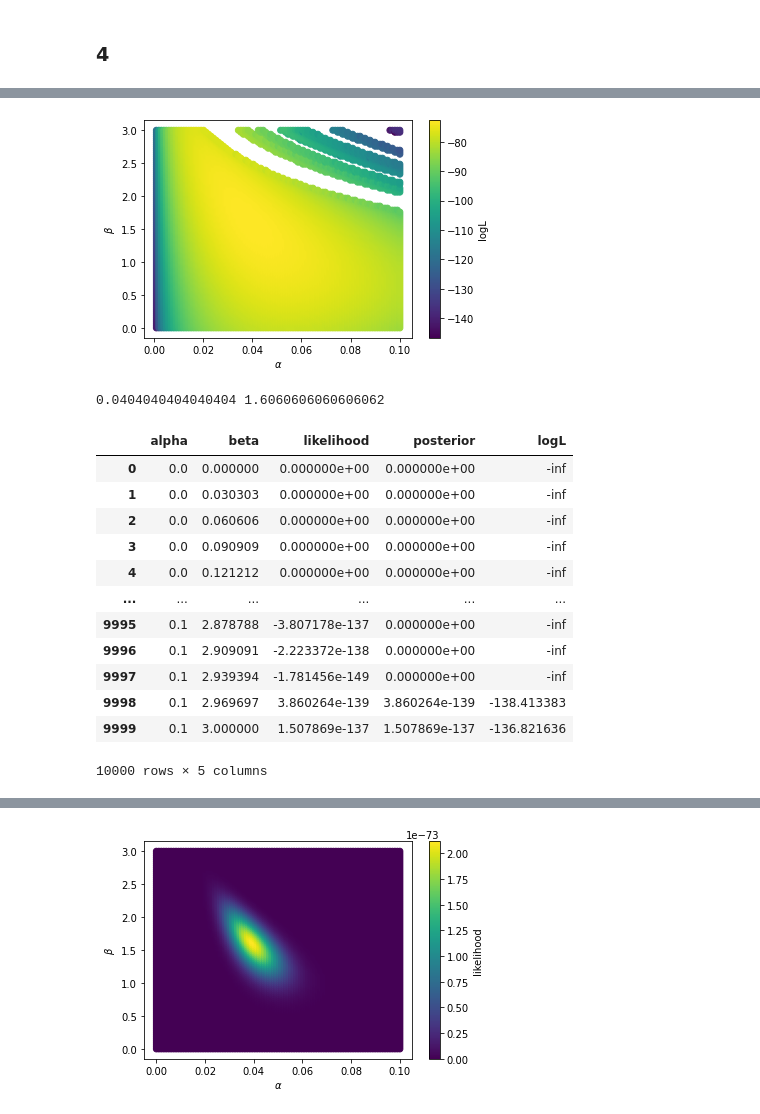
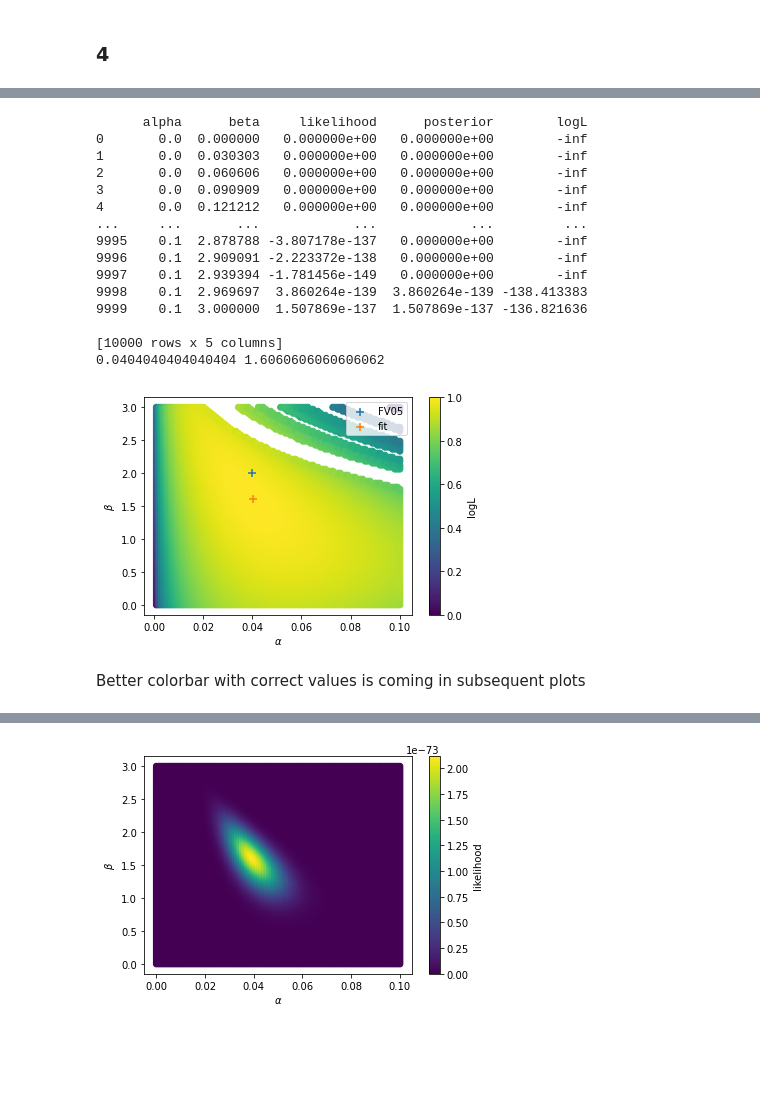
Before and after one commit to cl3425/uf-class-repo, a Jupyter notebook: exoplanets/final_project/final_project_lam.ipynb, the cells around one changed output, grey strips where cells are left out. Saved outputs shown, nothing was run; the diff lists cells and outputs as text; code cells hidden in the pictures; blank space fills up the shorter version.

```diff
--- a/exoplanets/final_project/final_project_lam.ipynb
+++ b/exoplanets/final_project/final_project_lam.ipynb
@@ -186,21 +168,21 @@ def f(a, b, metallicity):
     #print(a, b, metallicity)
     return a*10**(b*metallicity)
 
-def calc_likelihood(metallicity, has_planet, a, b):
+def calc_likelihood(metallicity, has_planet_flag, a, b):
     """
     takes DF columns for metallicity and has_planet status, plus alpha and beta values for f()
     returns a single likelihood value
     """
     likelihood = np.zeros(len(metallicity))
-    has_planet = list(has_planet)
+    has_planet_flag = list(has_planet_flag)
     for i, m in enumerate(metallicity):
         # decide whether f or 1-f
-        if has_planet[i]=='P':
+        if has_planet_flag[i]=='P':
             likelihood[i] = f(a, b, m)
-        elif has_planet[i]=='S':
+        elif has_planet_flag[i]=='S':
             likelihood[i] = 1-(f(a, b, m))
 
-    return np.prod(likelihood)
+    return likelihood, np.prod(likelihood)
 
 def apply_prior(likelihood):
     # takes in array and does element-wise application of The Hammer
@@ -208,7 +190,7 @@ def apply_prior(likelihood):
         if (likelihood[i] <= 0.) or (likelihood[i] > 1.): # if out of bounds of U~[0,1] prior
             likelihood[i] = 0
         else:
-            pass
+            pass # effectively multiplying by 1
     return likelihood
 
 @np.vectorize # for meshgrid version, not used but see junkyard
@@ -237,0 +216,4 @@ posteriors.loc[posteriors.likelihood > 1]
+# %%
+# inspecting a single f grid
+grid, likelihood = calc_likelihood(has_label['logFeH'], has_label['f_id'], 0., 0.)
+print(grid)
@@ -248,55 +248,63 @@ posteriors = pd.DataFrame(product(*combos), columns = posteriors.columns)
 
 likelihoods = []
 for a in alphas:
     for b in betas:
-        likelihood = calc_likelihood(has_label['logFeH'], has_label['f_id'], a, b)
+        # grid returned only for inspection
+        grid, likelihood = calc_likelihood(has_label['logFeH'], has_label['f_id'], a, b)
         #print(np.log10(likelihood))
         likelihoods.append(likelihood)
 
 posteriors['likelihood'] = likelihoods
 posteriors['posterior'] = apply_prior(likelihoods)
 #print(likelihoods)
 posteriors['logL'] = np.log10(posteriors.posterior)
 #print(max(posteriors.logL))
 #posteriors = posteriors.replace(-np.inf, np.nan)
 #posteriors = posteriors.dropna(subset=['logL'])
+print(posteriors)
 
 """
 plt.scatter(posteriors.alpha, posteriors.beta, c=posteriors.likelihood)
 plt.xlabel(r'$\alpha$')
 plt.ylabel(r'$\beta$')
 cbar = plt.colorbar()
 cbar.set_label('likelihood')
 plt.show()
 """
 
-plt.scatter(posteriors.alpha, posteriors.beta, c=posteriors.logL)
+### find best alpha and beta
+argmax = posteriors.logL.idxmax()
+best_alpha, best_beta = posteriors.iloc[argmax].alpha, posteriors.iloc[argmax].beta
+print(best_alpha, best_beta)
+
+A, B = np.meshgrid(alphas, betas, indexing='ij')
+plt.scatter(posteriors.alpha, posteriors.beta, c=posteriors.logL) # right
+#plt.scatter(A, B, c=posteriors.logL) # wrong; rotated 90 degrees
+plt.scatter(0.04, 2.0, marker='+', s=60, label='FV05')
+plt.scatter(best_alpha, best_beta, marker='+', s=60, label='fit')
+
 plt.xlabel(r'$\alpha$')
 plt.ylabel(r'$\beta$')
 cbar = plt.colorbar()
 cbar.set_label('logL')
+plt.legend()
 plt.show()
-
-### find best alpha and beta
-argmax = posteriors.logL.idxmax()
-best_alpha, best_beta = posteriors.iloc[argmax].alpha, posteriors.iloc[argmax].beta
-print(best_alpha, best_beta)
 # %% [output]
+      alpha      beta     likelihood      posterior        logL
+0       0.0  0.000000   0.000000e+00   0.000000e+00        -inf
+1       0.0  0.030303   0.000000e+00   0.000000e+00        -inf
+2       0.0  0.060606   0.000000e+00   0.000000e+00        -inf
+3       0.0  0.090909   0.000000e+00   0.000000e+00        -inf
+4       0.0  0.121212   0.000000e+00   0.000000e+00        -inf
+...     ...       ...            ...            ...         ...
+9995    0.1  2.878788 -3.807178e-137   0.000000e+00        -inf
+9996    0.1  2.909091 -2.223372e-138   0.000000e+00        -inf
+9997    0.1  2.939394 -1.781456e-149   0.000000e+00        -inf
+9998    0.1  2.969697  3.860264e-139  3.860264e-139 -138.413383
+9999    0.1  3.000000  1.507869e-137  1.507869e-137 -136.821636
+
+[10000 rows x 5 columns]
+0.0404040404040404 1.6060606060606062
-[figure, old version]
+[figure, new version]
-0.0404040404040404 1.6060606060606062
-# %%
-posteriors.loc[posteriors.]
-# %% [output]
-|  | alpha | beta | likelihood | posterior | logL |
-| 0 | 0.0 | 0.000000 | 0.000000e+00 | 0.000000e+00 | -inf |
-| 1 | 0.0 | 0.030303 | 0.000000e+00 | 0.000000e+00 | -inf |
-| 2 | 0.0 | 0.060606 | 0.000000e+00 | 0.000000e+00 | -inf |
-| 3 | 0.0 | 0.090909 | 0.000000e+00 | 0.000000e+00 | -inf |
-| 4 | 0.0 | 0.121212 | 0.000000e+00 | 0.000000e+00 | -inf |
-| ... | ... | ... | ... | ... | ... |
-| 9995 | 0.1 | 2.878788 | -3.807178e-137 | 0.000000e+00 | -inf |
-| 9996 | 0.1 | 2.909091 | -2.223372e-138 | 0.000000e+00 | -inf |
-| 9997 | 0.1 | 2.939394 | -1.781456e-149 | 0.000000e+00 | -inf |
-| 9998 | 0.1 | 2.969697 | 3.860264e-139 | 3.860264e-139 | -138.413383 |
-| 9999 | 0.1 | 3.000000 | 1.507869e-137 | 1.507869e-137 | -136.821636 |
-10000 rows × 5 columns
+# %% [markdown]
+Better colorbar with correct values is coming in subsequent plots
```
Also changed, not shown: parts of 32 cells of this notebook.
